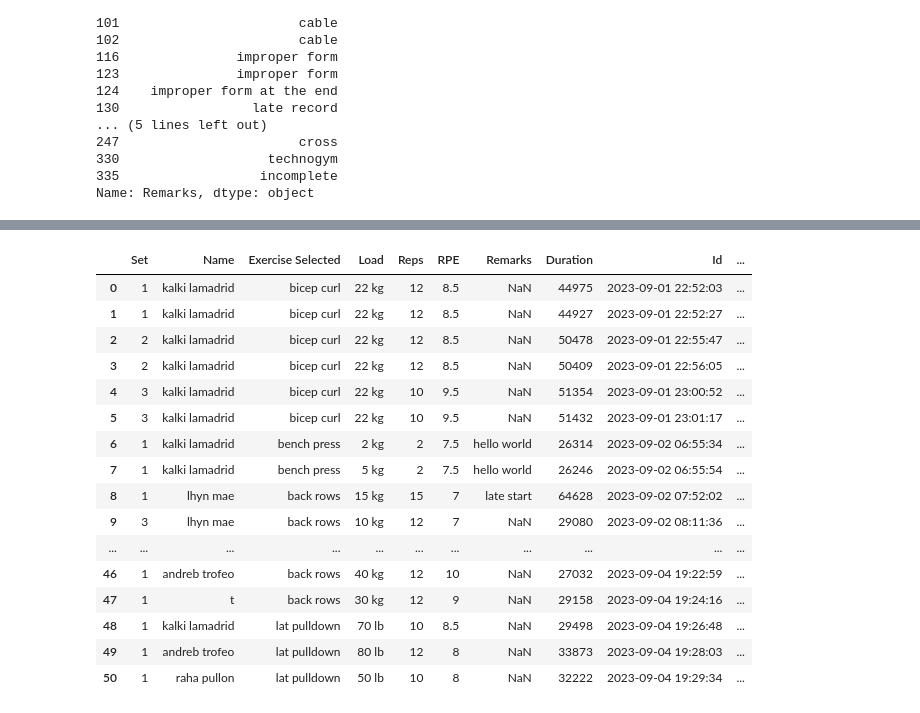
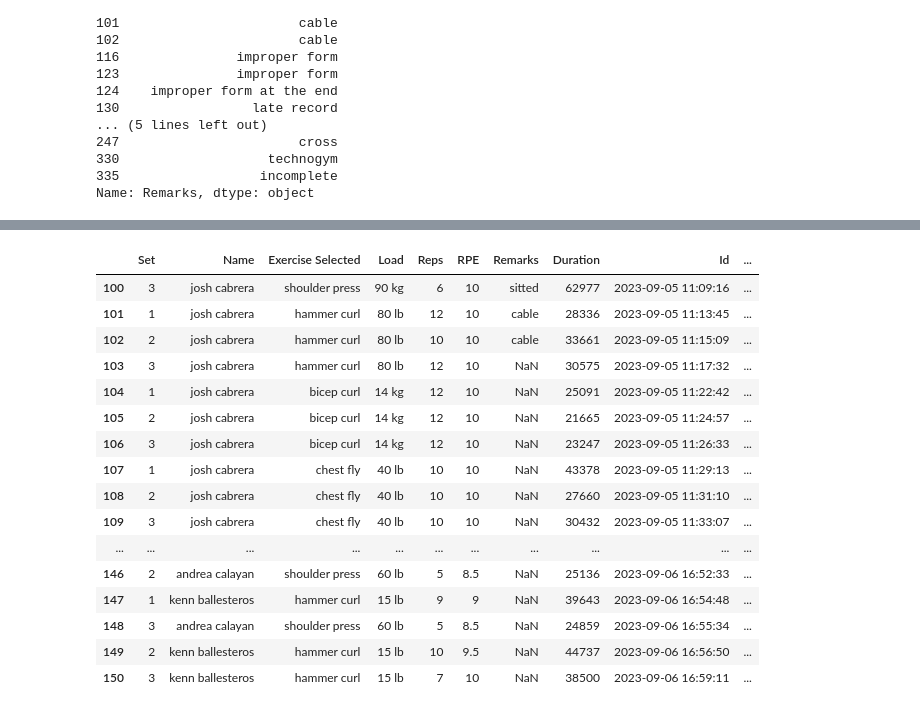
Before and after one commit to mujugen/MMDataViewer, a Jupyter notebook: script.ipynb, the cells around one changed output, grey strips where cells are left out. Cells and saved outputs as stored; diff of their text form; code cells hidden in the pictures.

```diff
--- a/script.ipynb
+++ b/script.ipynb
@@ -201,9 +192,11 @@ plt.show()
 # %%
 all_data.loc[:, 'Exercise Selected'] = all_data.loc[:, 'Exercise Selected'].replace('squat', 'hammer curl')
+all_data.loc[:, 'Exercise Selected'] = all_data.loc[:, 'Exercise Selected'].replace('cross body hammer curl', 'hammer curl')
 all_data.loc[:, 'Exercise Selected'] = all_data.loc[:, 'Exercise Selected'].replace('deadlift', 'lat pulldown')
 all_data.loc[:, 'Exercise Selected'] = all_data.loc[:, 'Exercise Selected'].replace('tricep kickback', 'tricep pushdown')
+all_data.loc[:, 'Exercise Selected'] = all_data.loc[:, 'Exercise Selected'].replace('triceps pushdown', 'tricep pushdown')
 all_data.loc[:, 'Exercise Selected'] = all_data.loc[:, 'Exercise Selected'].replace('lunges', 'chest fly')
 # %%
-all_data.loc[all_data['Name'] == 'kalki', 'Name'] = 'kalki lamadrid'
+all_data.loc[all_data['Name'] == 't', 'Name'] = 'raha pullon'
 # %%
 all_data.to_csv('all_data.csv', index=False)
@@ -212,20 +203,21 @@ dfPage = 0
 # %%
+dfPage = 2
 all_data.loc[dfPage*50:(dfPage+1)*50,['Set', 'Name', 'Exercise Selected', 'Load', 'Reps', 'RPE', 'Remarks', 'Duration', 'Id','Years Trained']]
 # %% [output]
 |  | Set | Name | Exercise Selected | Load | Reps | RPE | Remarks | Duration | Id | ... |
-| 0 | 1 | kalki lamadrid | bicep curl | 22 kg | 12 | 8.5 | NaN | 44975 | 2023-09-01 22:52:03 | ... |
-| 1 | 1 | kalki lamadrid | bicep curl | 22 kg | 12 | 8.5 | NaN | 44927 | 2023-09-01 22:52:27 | ... |
-| 2 | 2 | kalki lamadrid | bicep curl | 22 kg | 12 | 8.5 | NaN | 50478 | 2023-09-01 22:55:47 | ... |
-| 3 | 2 | kalki lamadrid | bicep curl | 22 kg | 12 | 8.5 | NaN | 50409 | 2023-09-01 22:56:05 | ... |
-| 4 | 3 | kalki lamadrid | bicep curl | 22 kg | 10 | 9.5 | NaN | 51354 | 2023-09-01 23:00:52 | ... |
-| 5 | 3 | kalki lamadrid | bicep curl | 22 kg | 10 | 9.5 | NaN | 51432 | 2023-09-01 23:01:17 | ... |
-| 6 | 1 | kalki lamadrid | bench press | 2 kg | 2 | 7.5 | hello world | 26314 | 2023-09-02 06:55:34 | ... |
-| 7 | 1 | kalki lamadrid | bench press | 5 kg | 2 | 7.5 | hello world | 26246 | 2023-09-02 06:55:54 | ... |
-| 8 | 1 | lhyn mae | back rows | 15 kg | 15 | 7 | late start | 64628 | 2023-09-02 07:52:02 | ... |
-| 9 | 3 | lhyn mae | back rows | 10 kg | 12 | 7 | NaN | 29080 | 2023-09-02 08:11:36 | ... |
+| 100 | 3 | josh cabrera | shoulder press | 90 kg | 6 | 10 | sitted | 62977 | 2023-09-05 11:09:16 | ... |
+| 101 | 1 | josh cabrera | hammer curl | 80 lb | 12 | 10 | cable | 28336 | 2023-09-05 11:13:45 | ... |
+| 102 | 2 | josh cabrera | hammer curl | 80 lb | 10 | 10 | cable | 33661 | 2023-09-05 11:15:09 | ... |
+| 103 | 3 | josh cabrera | hammer curl | 80 lb | 12 | 10 | NaN | 30575 | 2023-09-05 11:17:32 | ... |
+| 104 | 1 | josh cabrera | bicep curl | 14 kg | 12 | 10 | NaN | 25091 | 2023-09-05 11:22:42 | ... |
+| 105 | 2 | josh cabrera | bicep curl | 14 kg | 12 | 10 | NaN | 21665 | 2023-09-05 11:24:57 | ... |
+| 106 | 3 | josh cabrera | bicep curl | 14 kg | 12 | 10 | NaN | 23247 | 2023-09-05 11:26:33 | ... |
+| 107 | 1 | josh cabrera | chest fly | 40 lb | 10 | 10 | NaN | 43378 | 2023-09-05 11:29:13 | ... |
+| 108 | 2 | josh cabrera | chest fly | 40 lb | 10 | 10 | NaN | 27660 | 2023-09-05 11:31:10 | ... |
+| 109 | 3 | josh cabrera | chest fly | 40 lb | 10 | 10 | NaN | 30432 | 2023-09-05 11:33:07 | ... |
 | ... | ... | ... | ... | ... | ... | ... | ... | ... | ... | ... |
-| 46 | 1 | andreb trofeo | back rows | 40 kg | 12 | 10 | NaN | 27032 | 2023-09-04 19:22:59 | ... |
-| 47 | 1 | t | back rows | 30 kg | 12 | 9 | NaN | 29158 | 2023-09-04 19:24:16 | ... |
-| 48 | 1 | kalki lamadrid | lat pulldown | 70 lb | 10 | 8.5 | NaN | 29498 | 2023-09-04 19:26:48 | ... |
-| 49 | 1 | andreb trofeo | lat pulldown | 80 lb | 12 | 8 | NaN | 33873 | 2023-09-04 19:28:03 | ... |
-| 50 | 1 | raha pullon | lat pulldown | 50 lb | 10 | 8 | NaN | 32222 | 2023-09-04 19:29:34 | ... |
+| 146 | 2 | andrea calayan | shoulder press | 60 lb | 5 | 8.5 | NaN | 25136 | 2023-09-06 16:52:33 | ... |
+| 147 | 1 | kenn ballesteros | hammer curl | 15 lb | 9 | 9 | NaN | 39643 | 2023-09-06 16:54:48 | ... |
+| 148 | 3 | andrea calayan | shoulder press | 60 lb | 5 | 8.5 | NaN | 24859 | 2023-09-06 16:55:34 | ... |
+| 149 | 2 | kenn ballesteros | hammer curl | 15 lb | 10 | 9.5 | NaN | 44737 | 2023-09-06 16:56:50 | ... |
+| 150 | 3 | kenn ballesteros | hammer curl | 15 lb | 7 | 10 | NaN | 38500 | 2023-09-06 16:59:11 | ... |
```
Also changed, not shown: parts of 5 cells of this notebook, 2 other files.
